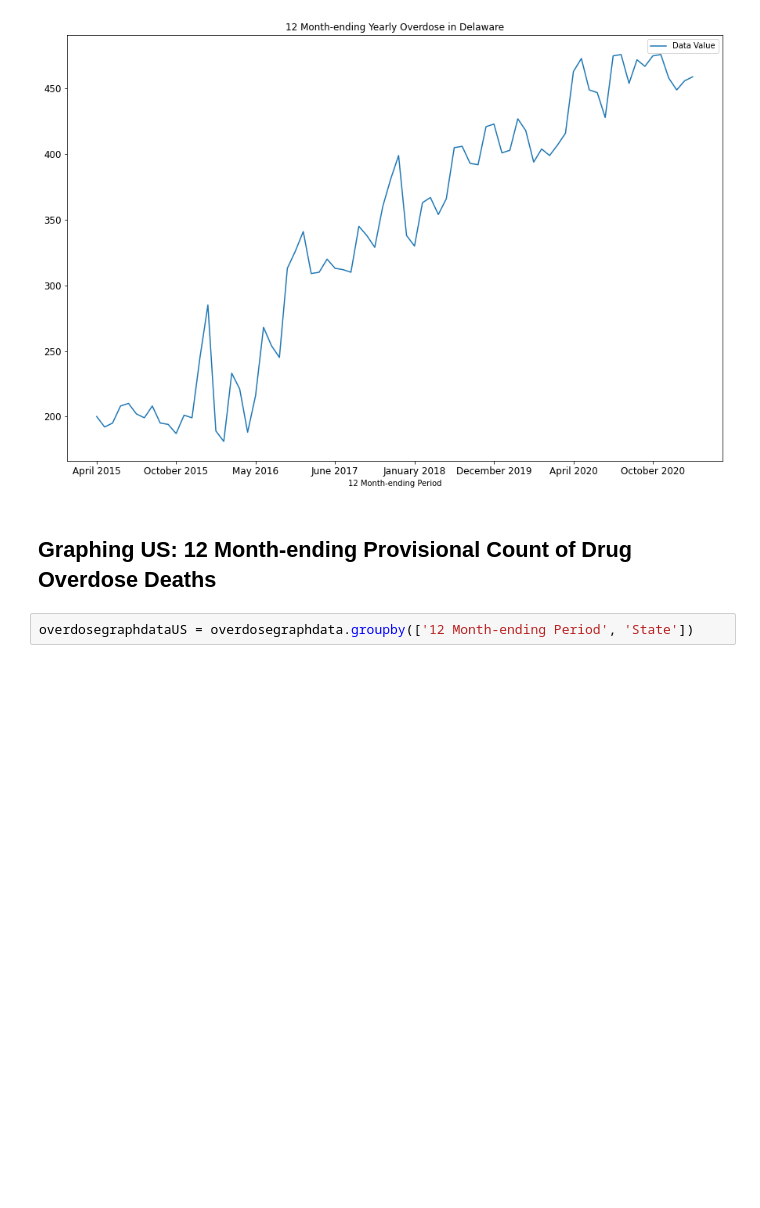
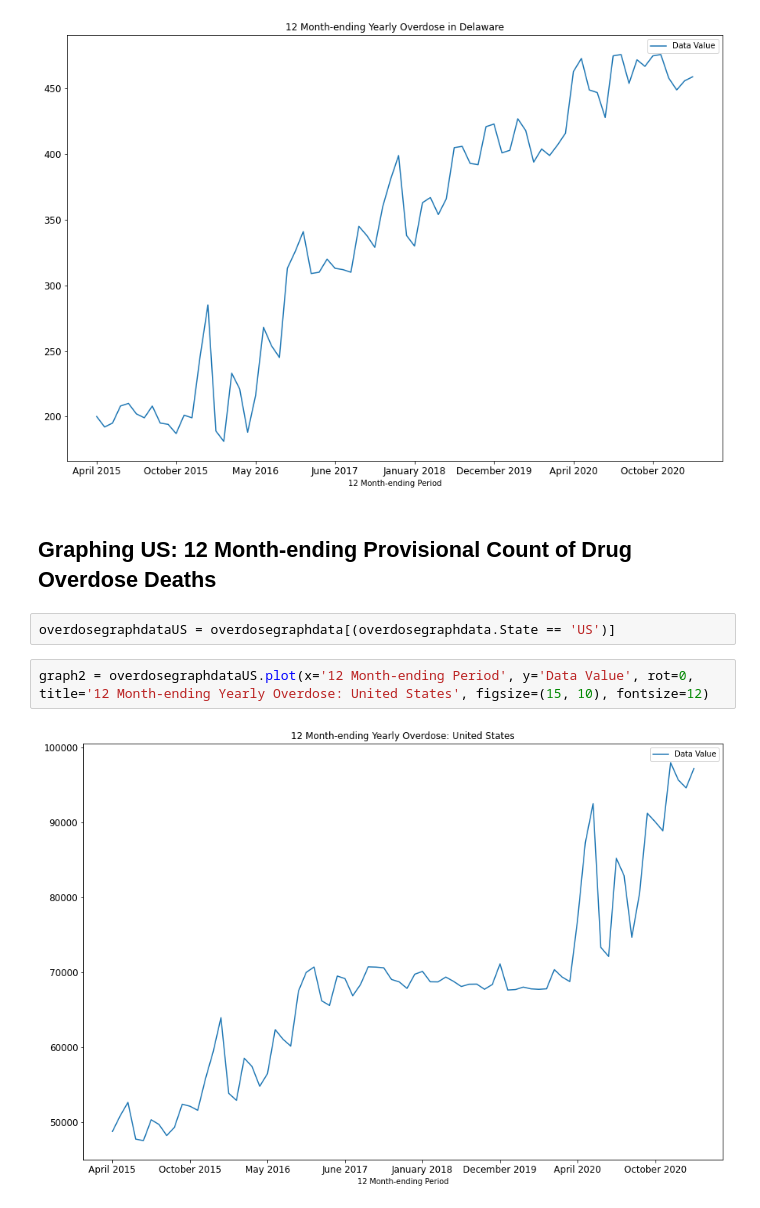
Before and after one commit to croethel/DataEngineering.Labs.AirflowProject, a Jupyter notebook: VSRR_notebook.ipynb, the cells around one changed output. Drawn from its saved outputs; the diff is of its cells as text; blank space fills up the shorter version.

Commit message:
more data changes

```diff
--- a/VSRR_notebook.ipynb
+++ b/VSRR_notebook.ipynb
@@ -142,7 +144,11 @@ graph2 = overdosegraphdataDE.plot(x='12 Month-ending Period', y='Data Value', ro
 # %% [markdown]
 ## Graphing US: 12 Month-ending Provisional Count of Drug Overdose Deaths
 # %%
-overdosegraphdataUS = overdosegraphdata.groupby(['12 Month-ending Period', 'State'])
+overdosegraphdataUS = overdosegraphdata[(overdosegraphdata.State == 'US')]
+# %%
+graph2 = overdosegraphdataUS.plot(x='12 Month-ending Period', y='Data Value', rot=0, title='12 Month-ending Yearly Overdose: United States', figsize=(15, 10), fontsize=12)
+# %% [output]
+[figure, added]
 # %%
 overdosegraphdataUS
 # %% [output]
```
Also changed, not shown: parts of 7 cells of this notebook.
